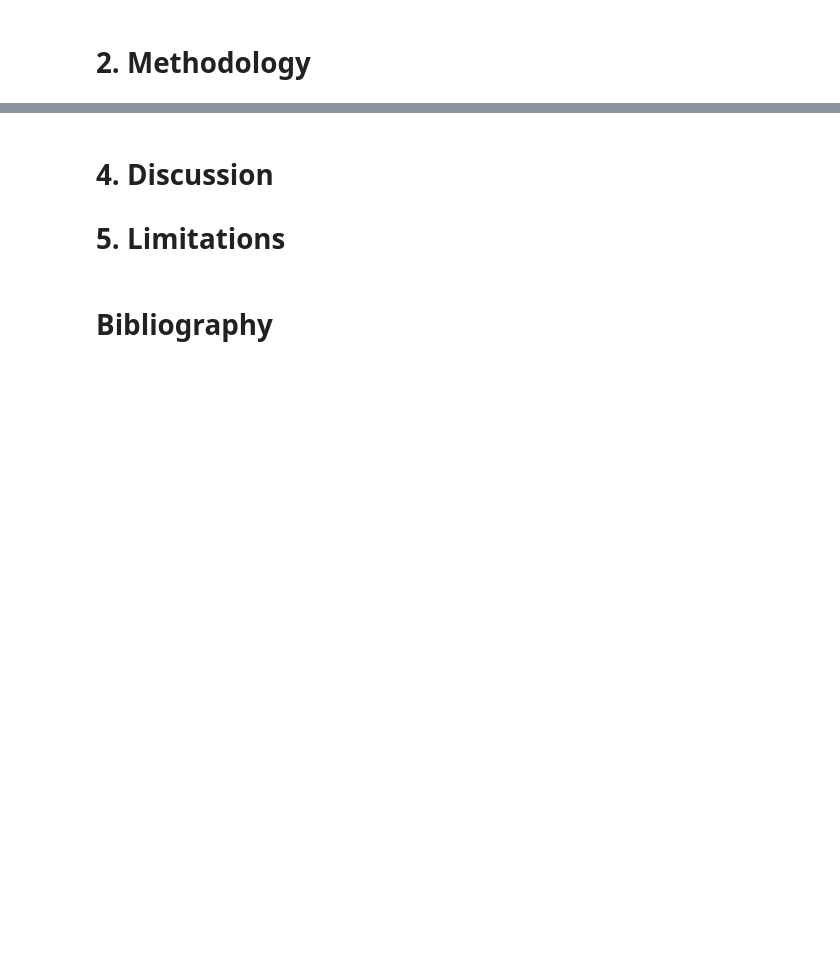
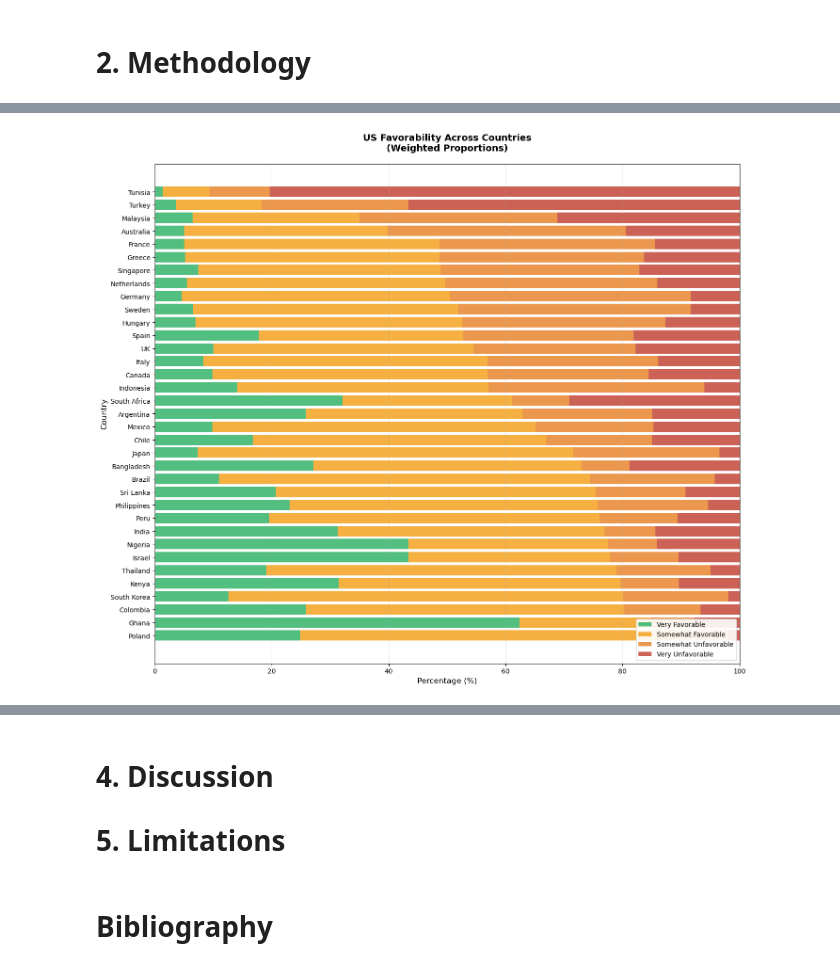
Before and after one commit to tcanm/pew-global-attitudes-analysis-2024, a Jupyter notebook: summative.ipynb, the cells around one changed output, grey strips where cells are left out. Saved outputs shown, nothing was run; the diff lists cells and outputs as text; code cells hidden in the pictures; blank space fills up the shorter version.

```diff
--- a/summative.ipynb
+++ b/summative.ipynb
@@ -107,0 +216,78 @@ Is there a correlation between political stance and feelings towards censorship?
+# %%
+# Graph: China Favorability Across Countries
+# Create a stacked horizontal bar chart
+
+# 3. Analysis
+
+## 3.1 China Favorability Across Countries
+
+# Filter to valid responses (1-4) and ensure weight is numeric
+valid_data = pew[pew['fav_us'].isin(['1', '2', '3', '4'])].copy()
+valid_data['weight'] = pd.to_numeric(valid_data['weight'], errors='coerce')
+valid_data = valid_data.dropna(subset=['weight', 'country_name', 'fav_us'])
+
+# Calculate weighted proportions for each country
+country_proportions = {}
+
+for country in sorted(valid_data['country_name'].unique()):
+    country_data = valid_data[valid_data['country_name'] == country]
+    total_weight = country_data['weight'].sum()
+
+    # Calculate weighted counts for each response category
+    weighted_counts = country_data.groupby('fav_us')['weight'].sum()
+    proportions = (weighted_counts / total_weight) * 100
+
+    # Convert Series to dict, handling missing values
+    country_proportions[country] = {
+        '1': proportions.get('1', 0) if '1' in proportions.index else 0,  # Very favorable
+        '2': proportions.get('2', 0) if '2' in proportions.index else 0,  # Somewhat favorable
+        '3': proportions.get('3', 0) if '3' in proportions.index else 0,  # Somewhat unfavorable
+        '4': proportions.get('4', 0) if '4' in proportions.index else 0   # Very unfavorable
+    }
+
+# Create a summary: % favorable (1 or 2) vs unfavorable (3 or 4)
+summary_stats = {}
+for country, props in country_proportions.items():
+    favorable_percent = props['1'] + props['2']  # Very + Somewhat favorable
+    unfavorable_percent = props['3'] + props['4']  # Somewhat + Very unfavorable
+    summary_stats[country] = {
+        'Very Favorable': props['1'],
+        'Somewhat Favorable': props['2'],
+        'Somewhat Unfavorable': props['3'],
+        'Very Unfavorable': props['4'],
+        'Total Favorable': favorable_percent,
+        'Total Unfavorable': unfavorable_percent
+    }
+
+# Convert to DataFrame for easier visualization
+summary_df = pd.DataFrame(summary_stats).T
+summary_df = summary_df.sort_values('Total Favorable', ascending=False)
+
+print("US Favorability by Country (Weighted Proportions)")
+print("=" * 90)
+print(summary_df.round(1))
+
+fig, ax = plt.subplots(figsize=(14, 12))
+
+# Prepare data for stacked bar chart
+countries = summary_df.index
+categories = ['Very Favorable', 'Somewhat Favorable', 'Somewhat Unfavorable', 'Very Unfavorable']
+colors = ['#27ae60', '#f39c12', '#e67e22', '#c0392b']  # Green to red gradient
+
+# Create stacked bars
+bottom = np.zeros(len(countries))
+for category, color in zip(categories, colors):
+    values = summary_df[category].values
+    ax.barh(countries, values, left=bottom, label=category, color=color, alpha=0.8)
+    bottom += values
+
+ax.set_xlabel('Percentage (%)', fontsize=12)
+ax.set_ylabel('Country', fontsize=12)
+ax.set_title('US Favorability Across Countries\n(Weighted Proportions)',
+             fontsize=14, fontweight='bold', pad=20)
+ax.legend(loc='lower right', framealpha=0.9)
+ax.grid(axis='x', alpha=0.3, linestyle='--')
+ax.set_xlim(0, 100)
+plt.tight_layout()
+plt.show()
+# %% [output]
@@ -107,0 +311 @@ Is there a correlation between political stance and feelings towards censorship?
+[figure, added]
```
Also changed, not shown: parts of 16 cells of this notebook.
